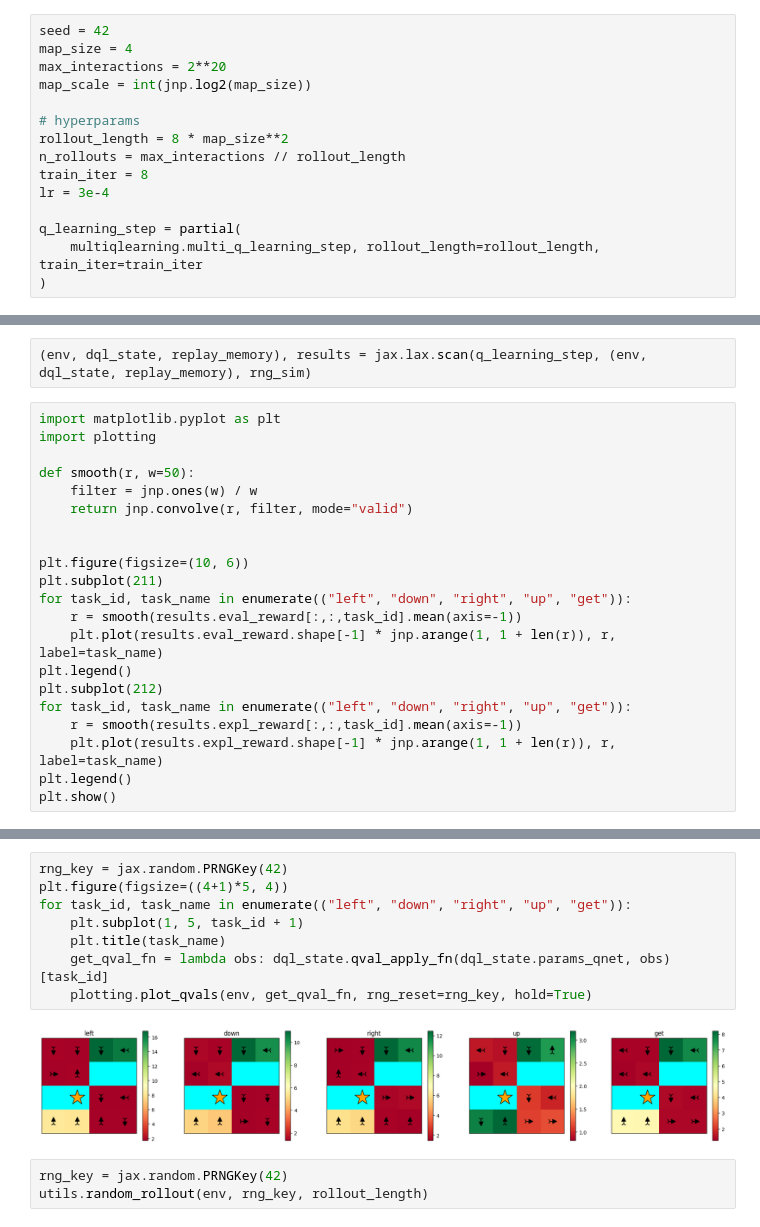
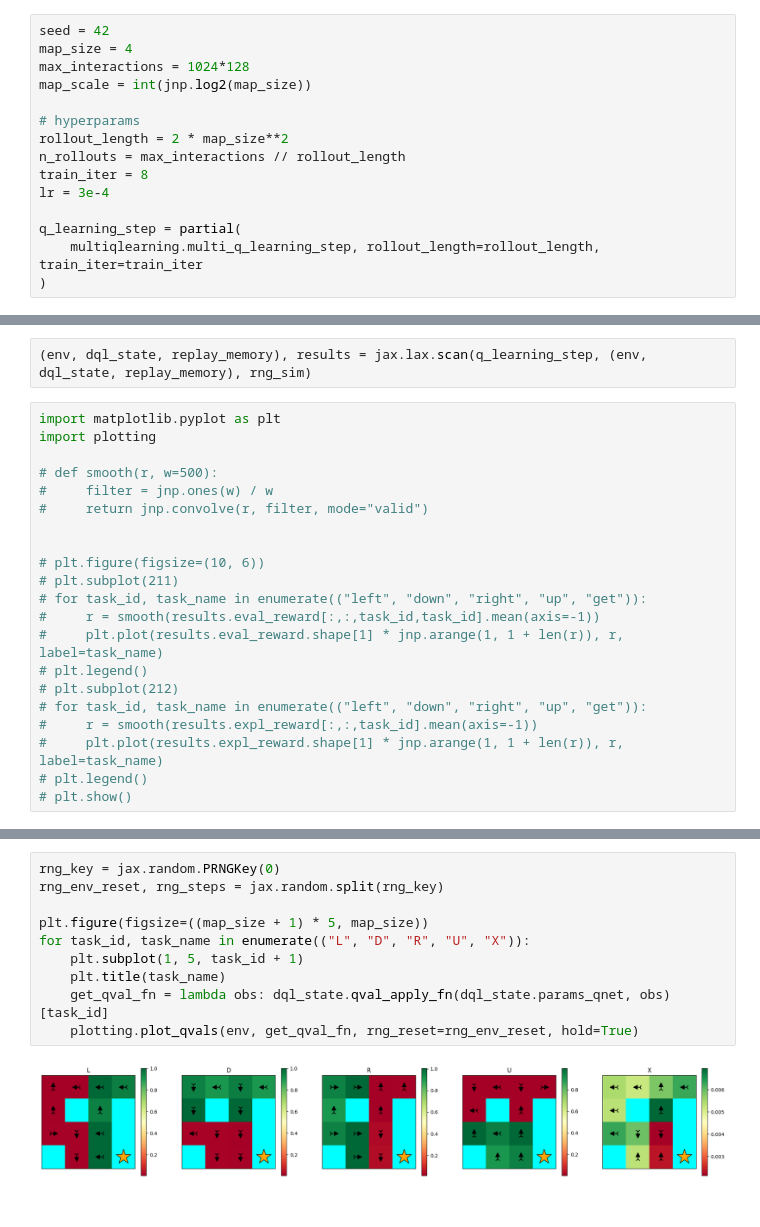
Before and after one commit to davidesartor/MANGO-lite, a Jupyter notebook: imdone/test multitask.ipynb, the cells around one changed output, grey strips where cells are left out. Saved outputs shown, nothing was run; the diff lists cells and outputs as text.

```diff
--- a/imdone/test multitask.ipynb
+++ b/imdone/test multitask.ipynb
@@ -15,11 +15,11 @@ import actions
 # %%
 seed = 42
 map_size = 4
-max_interactions = 2**20
+max_interactions = 1024*128
 map_scale = int(jnp.log2(map_size))
 
 # hyperparams
-rollout_length = 8 * map_size**2
+rollout_length = 2 * map_size**2
 n_rollouts = max_interactions // rollout_length
 train_iter = 8
 lr = 3e-4
@@ -56,20 +67,20 @@ rng_sim = jax.random.split(rng_sim, n_rollouts)
 import matplotlib.pyplot as plt
 import plotting
 
-def smooth(r, w=50):
-    filter = jnp.ones(w) / w
-    return jnp.convolve(r, filter, mode="valid")
+# def smooth(r, w=500):
+#     filter = jnp.ones(w) / w
+#     return jnp.convolve(r, filter, mode="valid")
 
 
-plt.figure(figsize=(10, 6))
-plt.subplot(211)
-for task_id, task_name in enumerate(("left", "down", "right", "up", "get")):
-    r = smooth(results.eval_reward[:,:,task_id].mean(axis=-1))
-    plt.plot(results.eval_reward.shape[-1] * jnp.arange(1, 1 + len(r)), r, label=task_name)
-plt.legend()
-plt.subplot(212)
-for task_id, task_name in enumerate(("left", "down", "right", "up", "get")):
-    r = smooth(results.expl_reward[:,:,task_id].mean(axis=-1))
-    plt.plot(results.expl_reward.shape[-1] * jnp.arange(1, 1 + len(r)), r, label=task_name)
-plt.legend()
-plt.show()
+# plt.figure(figsize=(10, 6))
+# plt.subplot(211)
+# for task_id, task_name in enumerate(("left", "down", "right", "up", "get")):
+#     r = smooth(results.eval_reward[:,:,task_id,task_id].mean(axis=-1))
+#     plt.plot(results.eval_reward.shape[1] * jnp.arange(1, 1 + len(r)), r, label=task_name)
+# plt.legend()
+# plt.subplot(212)
+# for task_id, task_name in enumerate(("left", "down", "right", "up", "get")):
+#     r = smooth(results.expl_reward[:,:,task_id].mean(axis=-1))
+#     plt.plot(results.expl_reward.shape[1] * jnp.arange(1, 1 + len(r)), r, label=task_name)
+# plt.legend()
+# plt.show()
@@ -78,13 +87,12 @@ plt.show()
 # %%
-rng_key = jax.random.PRNGKey(42)
-plt.figure(figsize=((4+1)*5, 4))
-for task_id, task_name in enumerate(("left", "down", "right", "up", "get")):
+rng_key = jax.random.PRNGKey(0)
+rng_env_reset, rng_steps = jax.random.split(rng_key)
+
+plt.figure(figsize=((map_size + 1) * 5, map_size))
+for task_id, task_name in enumerate(("L", "D", "R", "U", "X")):
     plt.subplot(1, 5, task_id + 1)
     plt.title(task_name)
     get_qval_fn = lambda obs: dql_state.qval_apply_fn(dql_state.params_qnet, obs)[task_id]
-    plotting.plot_qvals(env, get_qval_fn, rng_reset=rng_key, hold=True)
+    plotting.plot_qvals(env, get_qval_fn, rng_reset=rng_env_reset, hold=True)
 # %% [output]
-[figure, old version]
+[figure, new version]
-# %%
-rng_key = jax.random.PRNGKey(42)
-utils.random_rollout(env, rng_key, rollout_length)
```
Also changed, not shown: parts of 5 cells of this notebook, 5 other files.
